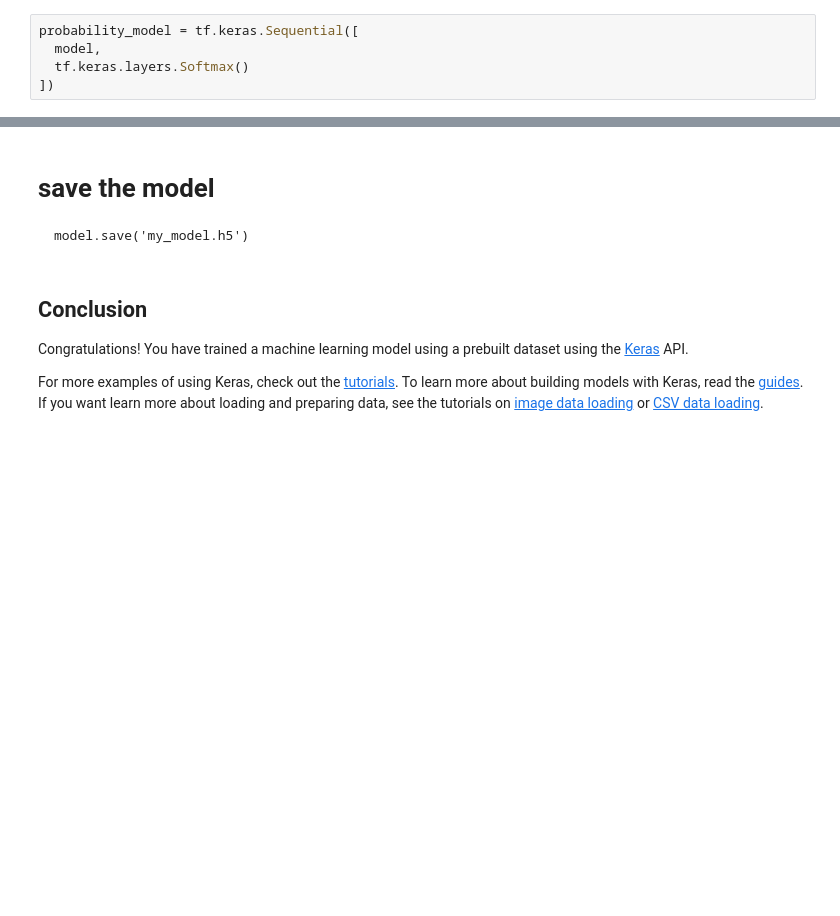
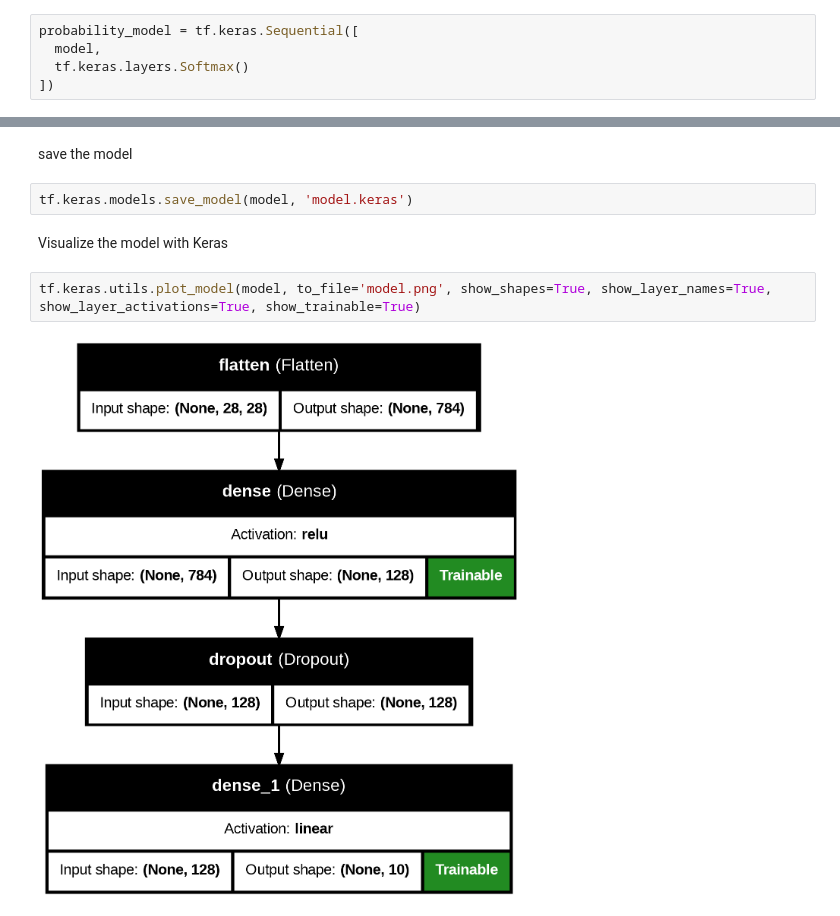
Before and after one commit to voolyvex/Machine_Learning_Projects, a Jupyter notebook: site/en/tutorials/quickstart/beginner.ipynb, the cells around one changed output, grey strips where cells are left out. Saved outputs shown, nothing was run; the diff lists cells and outputs as text; blank space fills up the shorter version.

````diff
--- a/site/en/tutorials/quickstart/beginner.ipynb
+++ b/site/en/tutorials/quickstart/beginner.ipynb
@@ -182,13 +174,10 @@ tf.keras.utils.plot_model(model, to_file='model.png', show_shapes=True)
-# %% [markdown]
-
-# save the model
-
-```
-model.save('my_model.h5')
-```
-# %% [markdown]
-## Conclusion
-
-Congratulations! You have trained a machine learning model using a prebuilt dataset using the [Keras](https://www.tensorflow.org/guide/keras/overview) API.
-
-For more examples of using Keras, check out the [tutorials](https://www.tensorflow.org/tutorials/keras/). To learn more about building models with Keras, read the [guides](https://www.tensorflow.org/guide/keras). If you want learn more about loading and preparing data, see the tutorials on [image data loading](https://www.tensorflow.org/tutorials/load_data/images) or [CSV data loading](https://www.tensorflow.org/tutorials/load_data/csv).
+# %% [markdown]
+save the model
+# %%
+tf.keras.models.save_model(model, 'model.keras')
+# %% [markdown]
+Visualize the model with Keras
+# %%
+tf.keras.utils.plot_model(model, to_file='model.png', show_shapes=True, show_layer_names=True, show_layer_activations=True, show_trainable=True)
+# %% [output]
+[figure, added]
````
Also changed, not shown: parts of 10 cells of this notebook.
